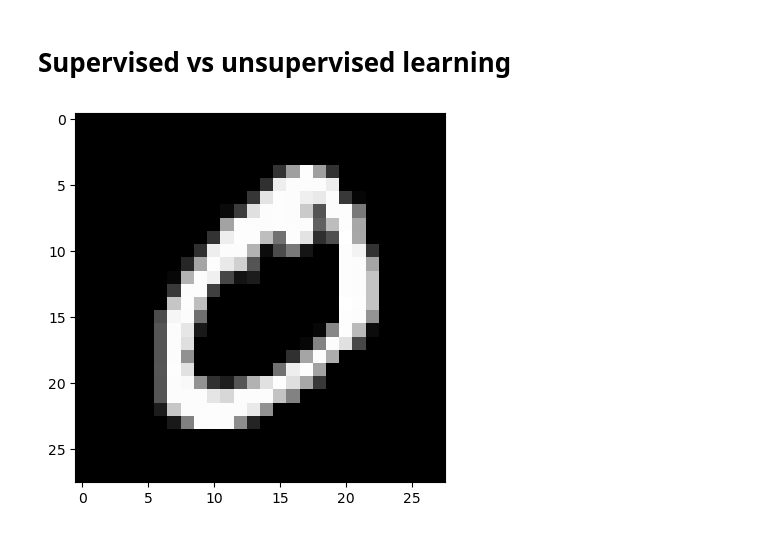
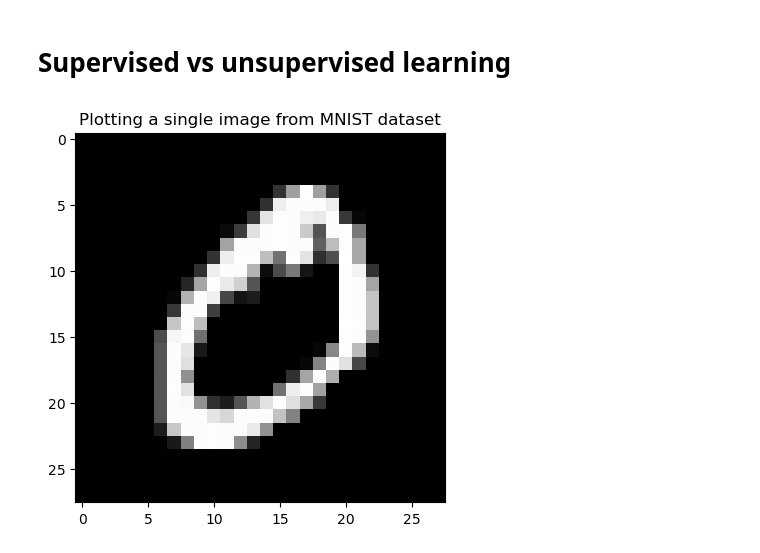
Before and after one commit to nglaz0v/approachingalmost, a Jupyter notebook: src/Supervised_vs_unsupervised_learning.ipynb, the cells around one changed output. Drawn from its saved outputs; the diff is of its cells as text; code cells hidden in the pictures.

```diff
--- a/src/Supervised_vs_unsupervised_learning.ipynb
+++ b/src/Supervised_vs_unsupervised_learning.ipynb
@@ -22,9 +22,10 @@ pixel_values = pixel_values.values
 # %%
 single_image = pixel_values[1, :].reshape(28, 28)
 
-plt.imshow(single_image, cmap='gray');
+plt.imshow(single_image, cmap='gray')
+plt.title("Plotting a single image from MNIST dataset");
 # %% [output]
-[figure, old version]
+[figure, new version]
 # %%
 tsne = manifold.TSNE(n_components=2, random_state=42)
 
```
Also changed, not shown: parts of 2 cells of this notebook, 4 other files.
